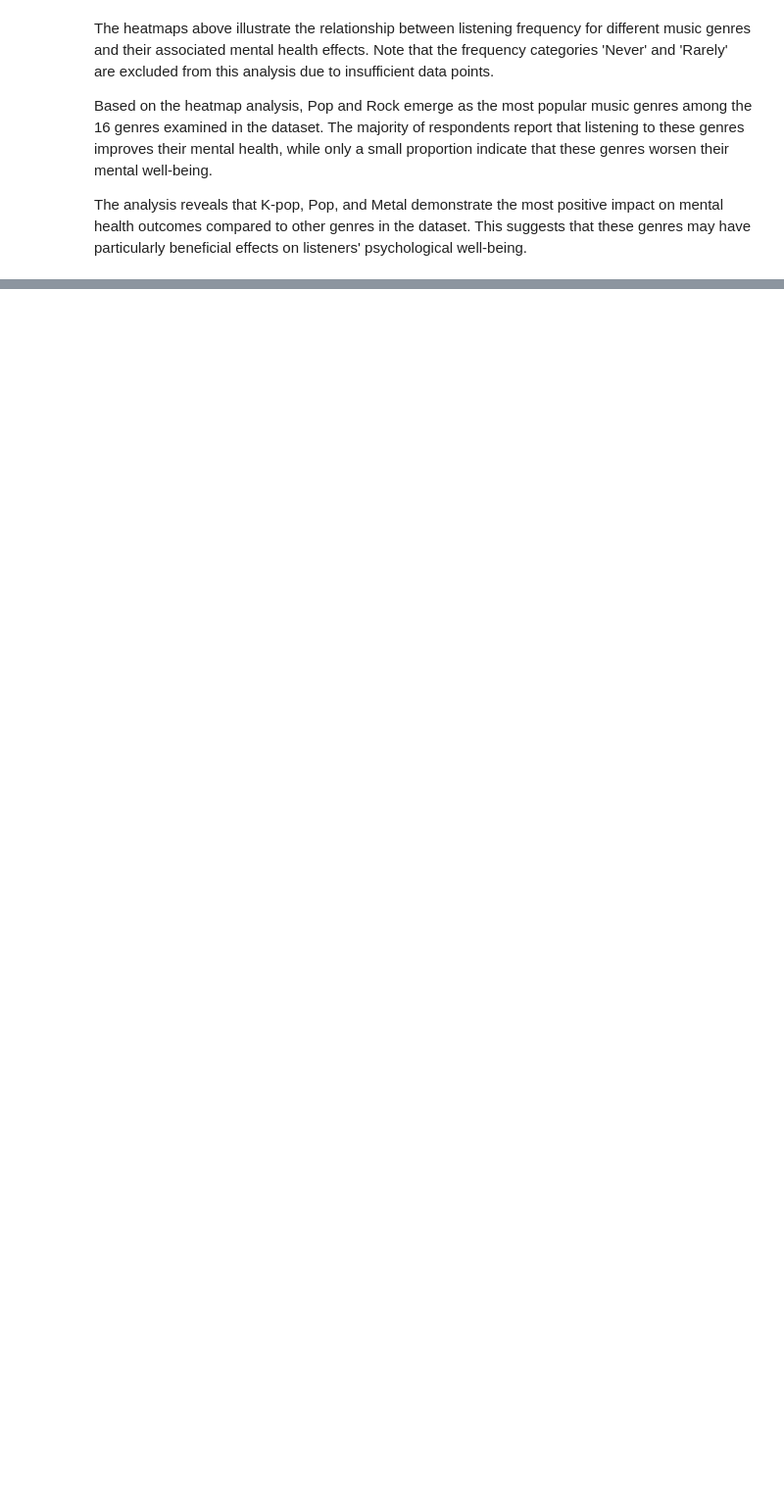
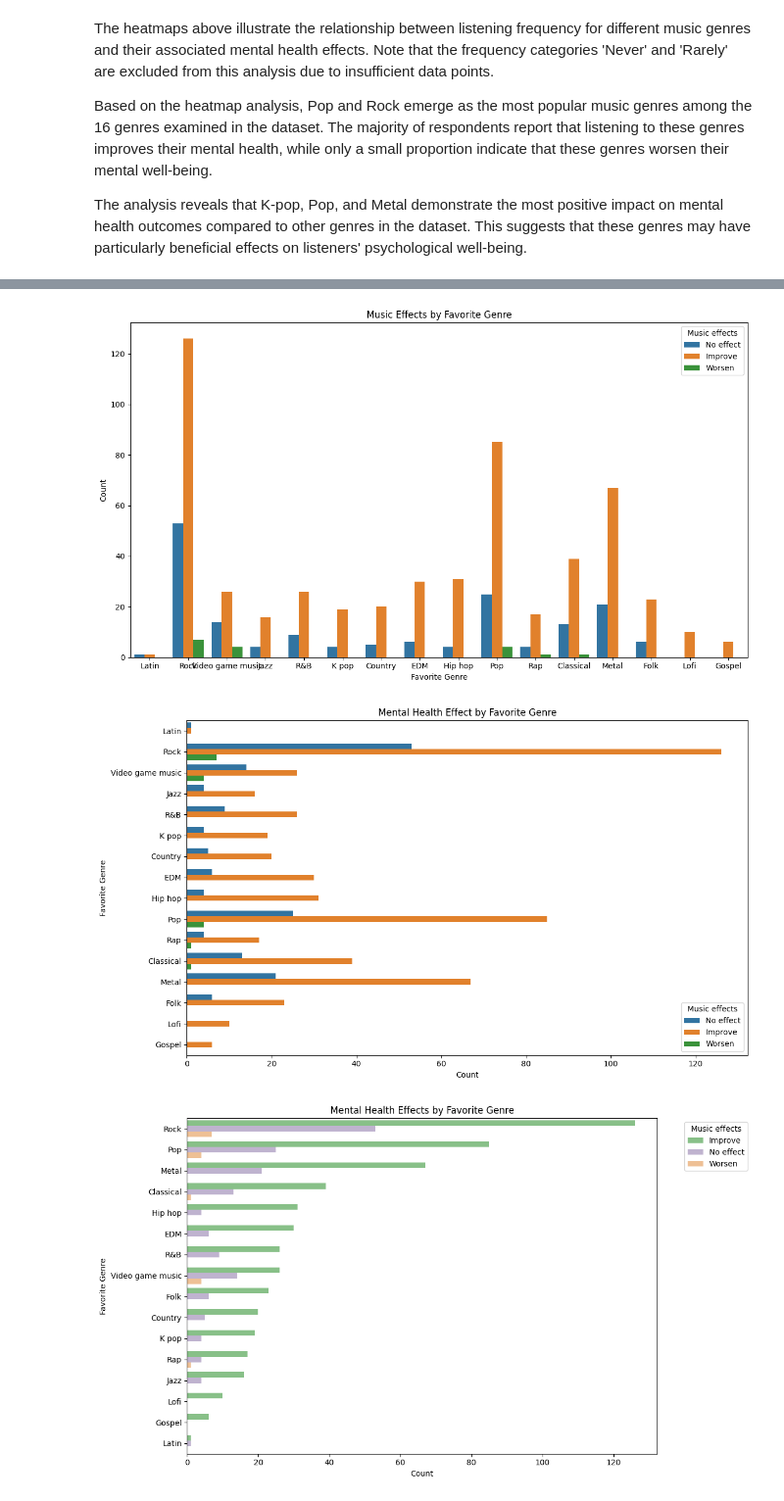
Before and after one commit to annwong0/eda_project, a Jupyter notebook: Untitled0.ipynb, the cells around one changed output, grey strips where cells are left out. Shown: that part at 98% size. Saved outputs shown, nothing was run; the diff lists cells and outputs as text; code cells hidden in the pictures; blank space fills up the shorter version.

```diff
--- a/Untitled0.ipynb
+++ b/Untitled0.ipynb
@@ -31,19 +31,43 @@ ssl._create_default_https_context = ssl._create_unverified_context
 # if the correlation is weak, will drop the column
 def musicChannel(df):
 
-    df['Primary streaming service']=df['Primary streaming service'].astype('category').cat.codes
-    # df['Music effects']=df['Music effects'].astype('category').cat.codes
-    df.replace({
-        'Music effects': {'Improve': 1, 'No effect': 0, 'Worsen': -1}
-    }, inplace = True)
-    correlation_matrix = df[['Primary streaming service', 'Music effects']].corr()
+    df_cat = df.copy()
+    df_cat['Primary streaming service']=df_cat['Primary streaming service'].astype('category').cat.codes
+    df_cat['Music effects']=df_cat['Music effects'].astype('category').cat.codes
+    correlation_matrix = df_cat[['Primary streaming service', 'Music effects']].corr()
     print (correlation_matrix)
 
     ax = plt.axes()
     sns.heatmap(correlation_matrix, annot=True, ax=ax)
-    ax.set_title('Correlation between Music Channel and Mental Effect')
-    # plt.matshow(correlation_matrix)
+    ax.set_title('Correlation between Mental Health Effect and Music Channel')
+    plt.xlabel('Effect on Mental Health')
+    plt.ylabel('Music Channel')
     plt.show()
+
+
+    # Further analysis of the relationship between EACH music channel and music effects
+    ct = pd.crosstab(df['Primary streaming service'], df['Music effects'])
+
+    plt.figure(figsize=(10, 6))
+    sns.heatmap(ct, annot=True, fmt='d', cmap='YlGnBu')
+    plt.title('Correlation bewtween Mental Health Effect and Music Channel')
+    plt.xlabel('Effect on Mental Health')
+    plt.ylabel('Music Channel')
+    plt.tight_layout()
+    plt.show()
+
+
+    # Analyze by PERCENTAGE for each music channel
+    channel_pct = ct.div(ct.sum(axis=1), axis=0) * 100
+
+    plt.figure(figsize=(10, 6))
+    ax = sns.heatmap(channel_pct, annot=True, fmt='.1f', cmap='YlGnBu')
+    ax.set_xlabel('Effect on Mental Health')
+    ax.set_ylabel('Music Channel')
+    ax.set_title('Correlation bewtween Mental Health Effect and Music Channel (Percentage)')
+    plt.tight_layout()
+    plt.show()
+
 
     df = df.drop('Primary streaming service', axis=1)
     return df
@@ -236,0 +398,6 @@ The analysis reveals that K-pop, Pop, and Metal demonstrate the most positive im
+# %%
+genreXeffect(df)
+# %% [output]
+[figure, added]
+[figure, added]
+[figure, added]
```
Also changed, not shown: parts of 9 cells of this notebook.
